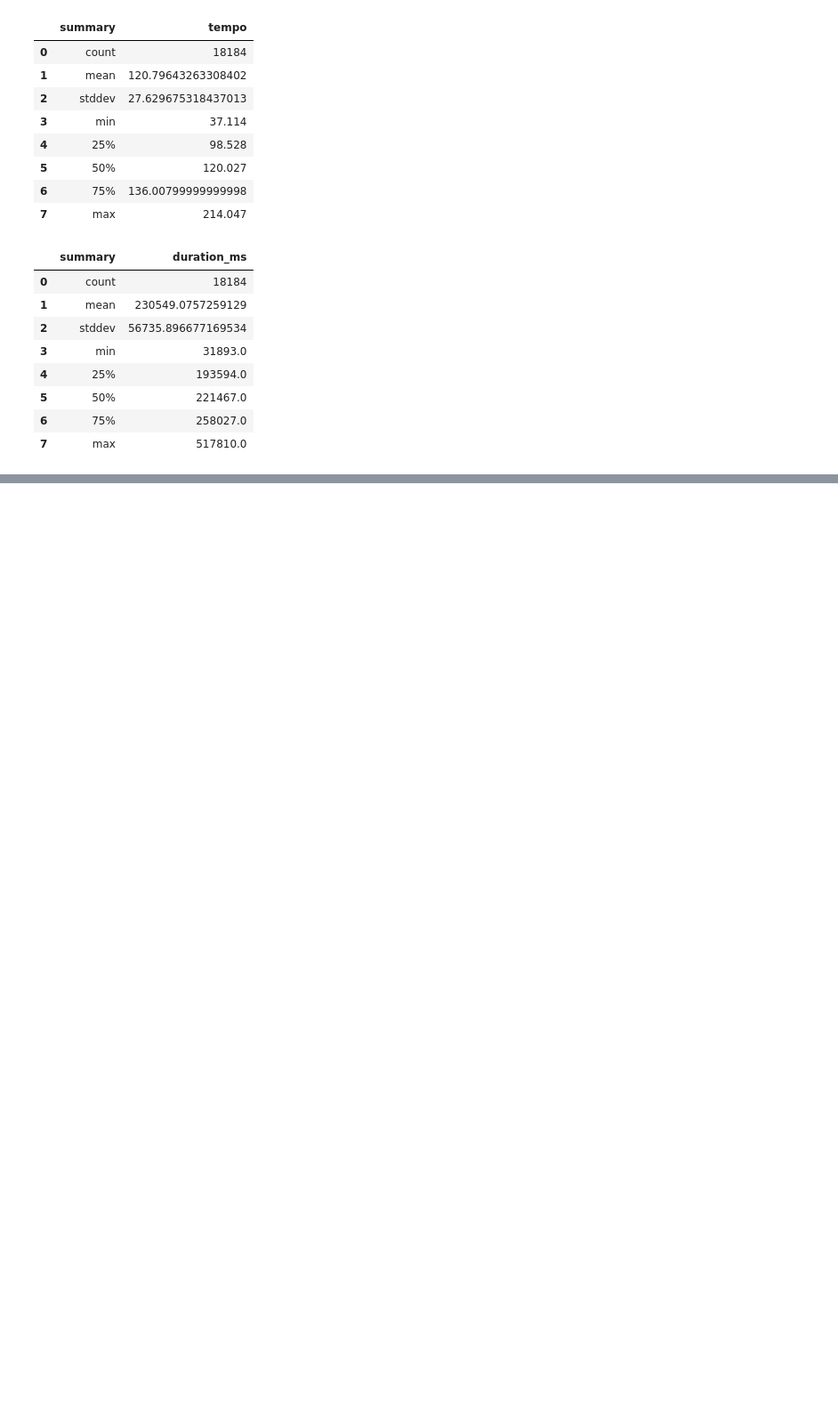
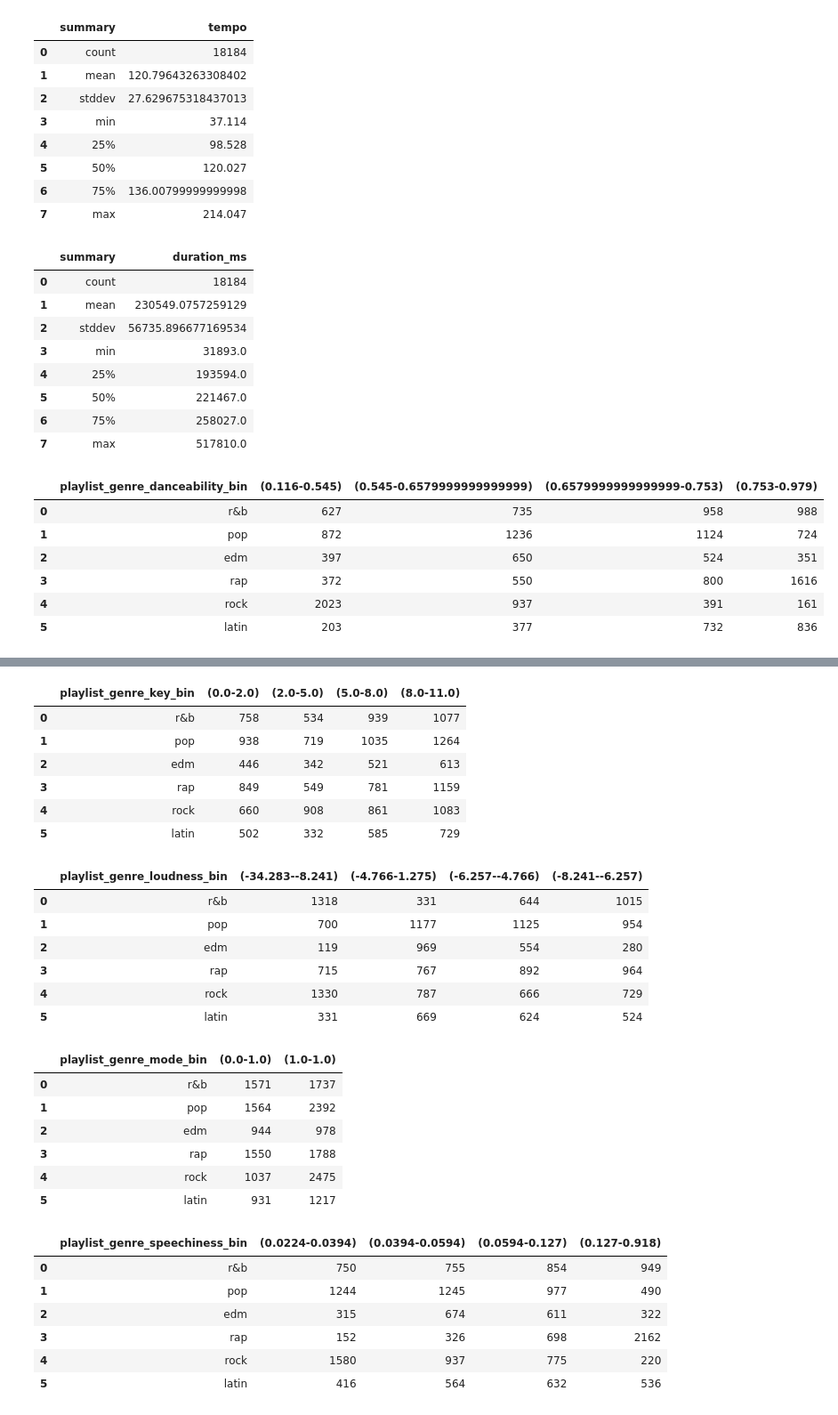
Before and after one commit to ahmedsaad562000/Song-Genre-Classifier, a Jupyter notebook: main.ipynb, the cells around one changed output, grey strips where cells are left out. Shown at 89% size. Saved outputs shown, nothing was run; the diff lists cells and outputs as text; code cells hidden in the pictures; blank space fills up the shorter version.

```diff
--- a/main.ipynb
+++ b/main.ipynb
@@ -293,3 +293,47 @@ for feature in features:
 | 5 | 50% | 221467.0 |
 | 6 | 75% | 258027.0 |
 | 7 | max | 517810.0 |
+# %%
+import pyspark.sql.functions as F
+from pyspark.sql.types import StringType
+
+# Define the quantiles you want to use
+quantiles = [0.25, 0.5, 0.75]
+
+# Calculate quantiles for each feature
+feature_quantiles = {}
+for feature in features:
+    # get min and max values
+    feature_quantiles[feature] = cleaned_df.approxQuantile(feature, quantiles, 0.01)
+    feature_min = cleaned_df.agg({feature: "min"}).collect()[0][0]
+    feature_quantiles[feature] = [feature_min] + feature_quantiles[feature]
+    feature_max = cleaned_df.agg({feature: "max"}).collect()[0][0]
+    feature_quantiles[feature].append(feature_max)  # Add max value to the end
+
+# Define a function to create bins based on quantiles
+def bin_quantile(value, quantiles):
+    for i, quantile in enumerate(quantiles):
+        if value < quantile:
+            if i == 0:
+                return f"(<{quantile})"
+            else:
+                return f"({quantiles[i-1]}-{quantile})"
+    return f"({quantiles[i-1]}-{quantile})"
+
+# Create bins for each feature
+binned_df = cleaned_df
+for feature in features:
+    bins_udf = F.udf(lambda x: bin_quantile(x, feature_quantiles[feature]), StringType())
+    binned_df = binned_df.withColumn(feature + "_bin", bins_udf(F.col(feature)))
+
+# Perform the analysis using bins
+for feature in features:
+    display(binned_df.crosstab("playlist_genre", feature + "_bin").toPandas())
+# %% [output]
+|  | playlist_genre_danceability_bin | (0.116-0.545) | (0.545-0.6579999999999999) | (0.6579999999999999-0.753) | (0.753-0.979) |
+| 0 | r&b | 627 | 735 | 958 | 988 |
+| 1 | pop | 872 | 1236 | 1124 | 724 |
+| 2 | edm | 397 | 650 | 524 | 351 |
+| 3 | rap | 372 | 550 | 800 | 1616 |
+| 4 | rock | 2023 | 937 | 391 | 161 |
+| 5 | latin | 203 | 377 | 732 | 836 |
@@ -295,0 +347,28 @@ for feature in features:
+|  | playlist_genre_key_bin | (0.0-2.0) | (2.0-5.0) | (5.0-8.0) | (8.0-11.0) |
+| 0 | r&b | 758 | 534 | 939 | 1077 |
+| 1 | pop | 938 | 719 | 1035 | 1264 |
+| 2 | edm | 446 | 342 | 521 | 613 |
+| 3 | rap | 849 | 549 | 781 | 1159 |
+| 4 | rock | 660 | 908 | 861 | 1083 |
+| 5 | latin | 502 | 332 | 585 | 729 |
+|  | playlist_genre_loudness_bin | (-34.283--8.241) | (-4.766-1.275) | (-6.257--4.766) | (-8.241--6.257) |
+| 0 | r&b | 1318 | 331 | 644 | 1015 |
+| 1 | pop | 700 | 1177 | 1125 | 954 |
+| 2 | edm | 119 | 969 | 554 | 280 |
+| 3 | rap | 715 | 767 | 892 | 964 |
+| 4 | rock | 1330 | 787 | 666 | 729 |
+| 5 | latin | 331 | 669 | 624 | 524 |
+|  | playlist_genre_mode_bin | (0.0-1.0) | (1.0-1.0) |
+| 0 | r&b | 1571 | 1737 |
+| 1 | pop | 1564 | 2392 |
+| 2 | edm | 944 | 978 |
+| 3 | rap | 1550 | 1788 |
+| 4 | rock | 1037 | 2475 |
+| 5 | latin | 931 | 1217 |
+|  | playlist_genre_speechiness_bin | (0.0224-0.0394) | (0.0394-0.0594) | (0.0594-0.127) | (0.127-0.918) |
+| 0 | r&b | 750 | 755 | 854 | 949 |
+| 1 | pop | 1244 | 1245 | 977 | 490 |
+| 2 | edm | 315 | 674 | 611 | 322 |
+| 3 | rap | 152 | 326 | 698 | 2162 |
+| 4 | rock | 1580 | 937 | 775 | 220 |
+| 5 | latin | 416 | 564 | 632 | 536 |
```
Also changed, not shown: parts of 1 cell of this notebook.
